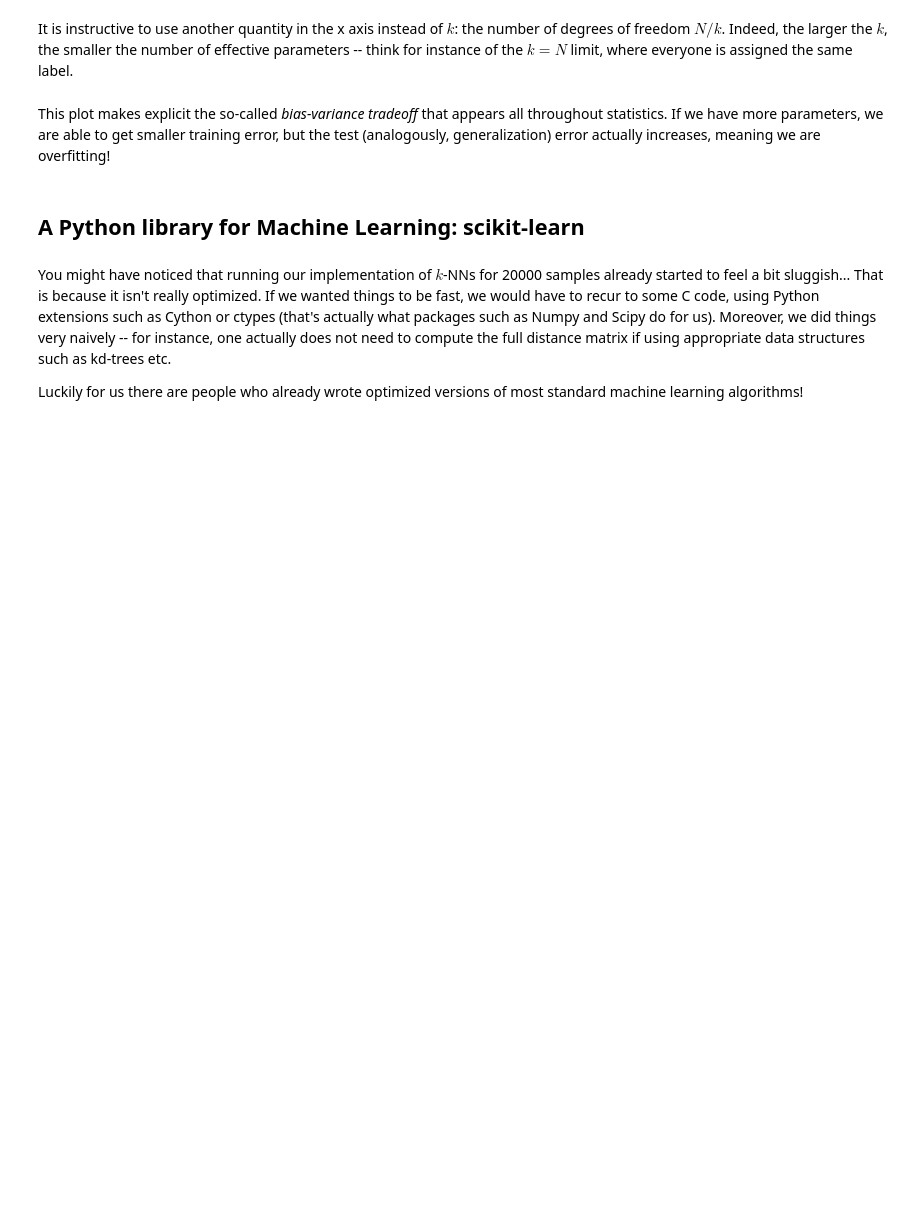
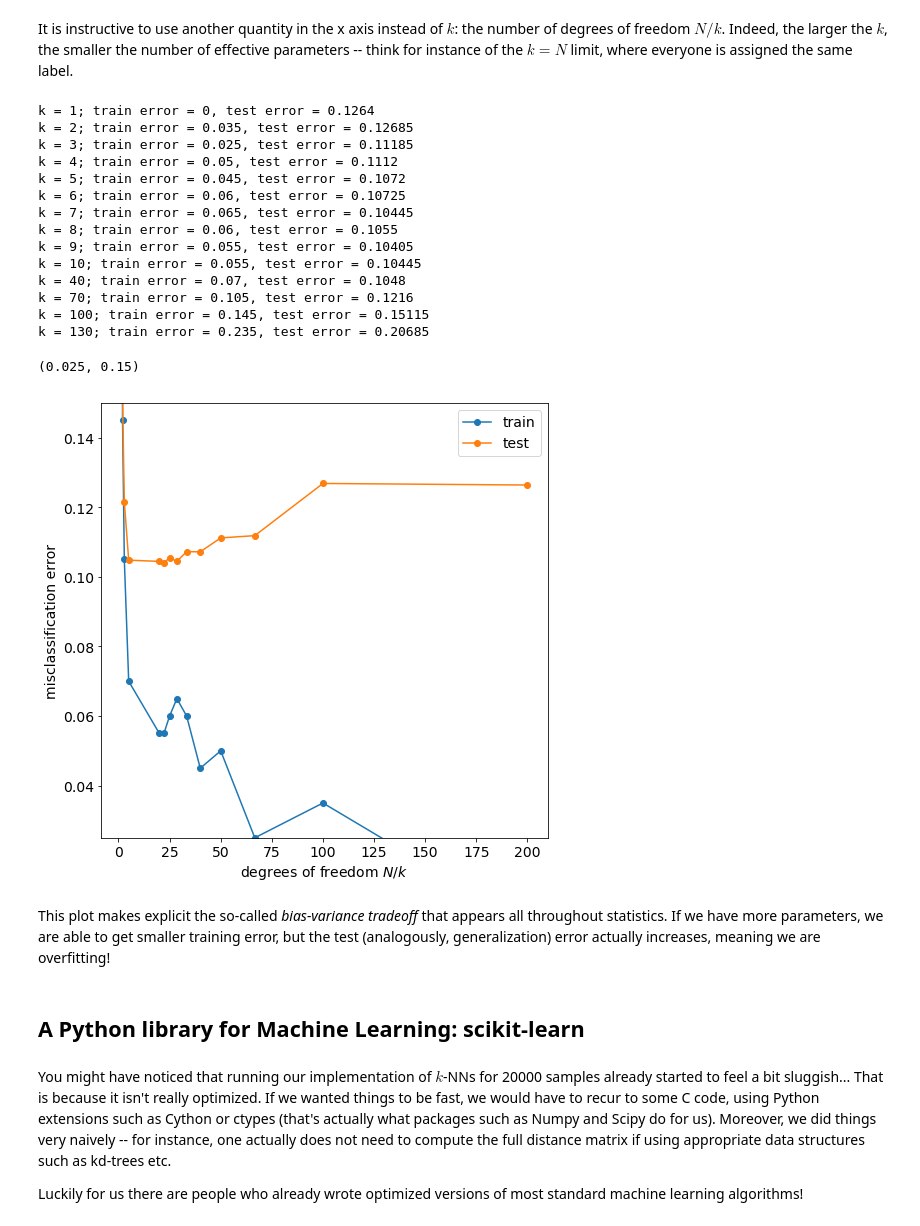
Before and after one commit to sphinxteam/mlphys, a Jupyter notebook: TP01/k-Nearest Neighbors.ipynb, the cells around one changed output. Cells and saved outputs as stored; diff of their text form; code cells hidden in the pictures; blank space fills up the shorter version.

```diff
--- a/TP01/k-Nearest Neighbors.ipynb
+++ b/TP01/k-Nearest Neighbors.ipynb
@@ -185,20 +317,37 @@ It is instructive to use another quantity in the x axis instead of $k$: the numb
 # %%
 # Re-run the experiment above for a different range of values
 ks = np.r_[np.arange(1, 10), np.arange(10, 150, 30)]
 train_error = []
 test_error = []
 for k in ks:
     train_error.append(compute_train_error(X, y, k))
     test_error.append(compute_test_error(X, y, X_test, y_test, k))
     print("k = %d; train error = %g, test error = %g" % (k, train_error[-1], test_error[-1]))
 
 # Plot error as a function of the degrees of freedom
 plt.plot(len(y) / np.array(ks), train_error, "-o", label = "train")
 plt.plot(len(y) / np.array(ks), test_error, "-o", label = "test")
 plt.legend()
 plt.xlabel(r"degrees of freedom $N / k$")
 plt.ylabel("misclassification error")
-plt.ylim((0.025, 0.125))
+plt.ylim((0.025, 0.15))
+# %% [output]
+k = 1; train error = 0, test error = 0.1264
+k = 2; train error = 0.035, test error = 0.12685
+k = 3; train error = 0.025, test error = 0.11185
+k = 4; train error = 0.05, test error = 0.1112
+k = 5; train error = 0.045, test error = 0.1072
+k = 6; train error = 0.06, test error = 0.10725
+k = 7; train error = 0.065, test error = 0.10445
+k = 8; train error = 0.06, test error = 0.1055
+k = 9; train error = 0.055, test error = 0.10405
+k = 10; train error = 0.055, test error = 0.10445
+k = 40; train error = 0.07, test error = 0.1048
+k = 70; train error = 0.105, test error = 0.1216
+k = 100; train error = 0.145, test error = 0.15115
+k = 130; train error = 0.235, test error = 0.20685
+(0.025, 0.15)
+[figure, added]
 # %% [markdown]
 This plot makes explicit the so-called *bias-variance tradeoff* that appears all throughout statistics. If we have more parameters, we are able to get smaller training error, but the test (analogously, generalization) error actually increases, meaning we are overfitting!
 # %% [markdown]
```
Also changed, not shown: parts of 22 cells of this notebook, 3 other files.
